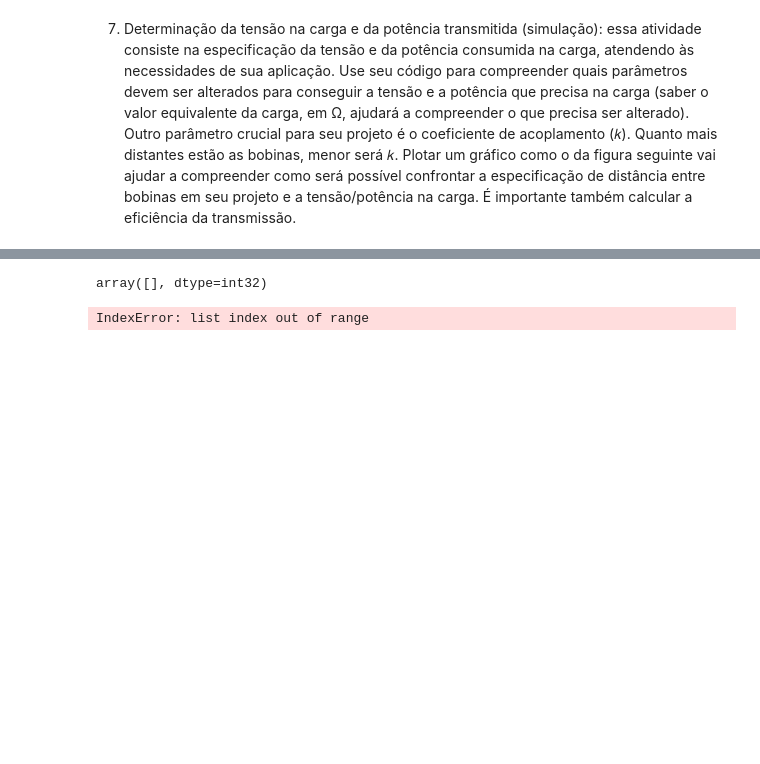
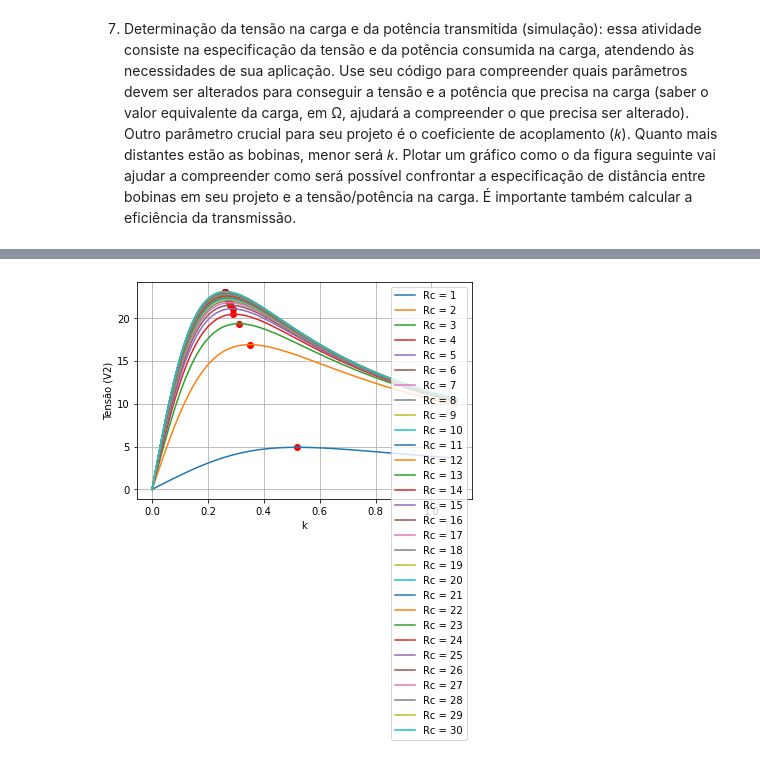
Before and after one commit to lnasser11/ProjetoEletroMag, a Jupyter notebook: item7.ipynb, the cells around one changed output, grey strips where cells are left out. Saved outputs shown, nothing was run; the diff lists cells and outputs as text; code cells hidden in the pictures; blank space fills up the shorter version.

```diff
--- a/item7.ipynb
+++ b/item7.ipynb
@@ -116,53 +116,48 @@ plt.show()
-# %%
-Rc_list
-# %% [output]
-array([], dtype=int32)
 # %%
-n=0
-V_max  = []
-k_max = []
-
+Max_k = []
+Max__v = []
+n = 0
 for Rc in Rc_list:
+    ks_max = []
+    vs_max= []
     Vcarga_list = []
-    c = 0
-    n = n + 1
+    P_list = []
+    V_max = 0  # Valor máximo para esta RC
+    k_max = 0   # Valor de k correspondente ao máximo
+    n += 1
     for k in k_list:
-
         C1 = C2 = C
-
         R = R1 = R2 = Rdc + (2*Rdc/(100*10**3)) * f
-
         w = 2 * pi * f
         L = L1 = L2 = 1/((f**2)*4*(pi**2)*C)
-
         XC = XC1 = XC2 = 1/(1j * w * C)
         XL = XL1 = XL2 = 1j * w * L
-
-
         M = k * sqrt(L**2)
         XM = 1j * w * M
-
-
         i1, i2 = CalculaLeonardo(Uf, Rc, XM)
-
-
         V2 = ((Rc*XC)/(Rc+XC))*i2
-
         Vcarga_list.append(abs(V2))
 
- # Armazenando o máximo para esta RC
-        if n == 0 or abs(V2) > V_max[-1]:
-            V_max.append(abs(V2))
-            k_max.append(k)
-        n += 1
+        P = ((V2)**2)/Rc
+        P_list.append(P)
 
-    plt.plot(k_list, Vcarga_list, label="Rc" + str(n))
+        # Atualizando o valor máximo e o valor de k correspondente
+        if abs(V2) > V_max:
+            V_max = abs(V2)
+            k_max = k
+            vs_max.append(abs(V2))
+            ks_max.append(k)
 
-plt.scatter(k_max, V_max, color='red', label="V_max")
+    Max__v.append(max(vs_max))
+    Max_k.append(max(ks_max))
+    # Plotando o gráfico para esta RC
+    plt.plot(k_list, Vcarga_list, label="Rc = " + str(n))
+    # Plotando o ponto correspondente ao máximo
+    plt.scatter(k_max, V_max, color='red')
 plt.xlabel("k")
 plt.ylabel("Tensão (V2)")
-plt.legend(bbox_to_anchor=(1,1))
+plt.legend()
 plt.grid()
 plt.show()
 # %% [output]
-IndexError: list index out of range
+[figure, added]
```
Also changed, not shown: parts of 11 cells of this notebook.
